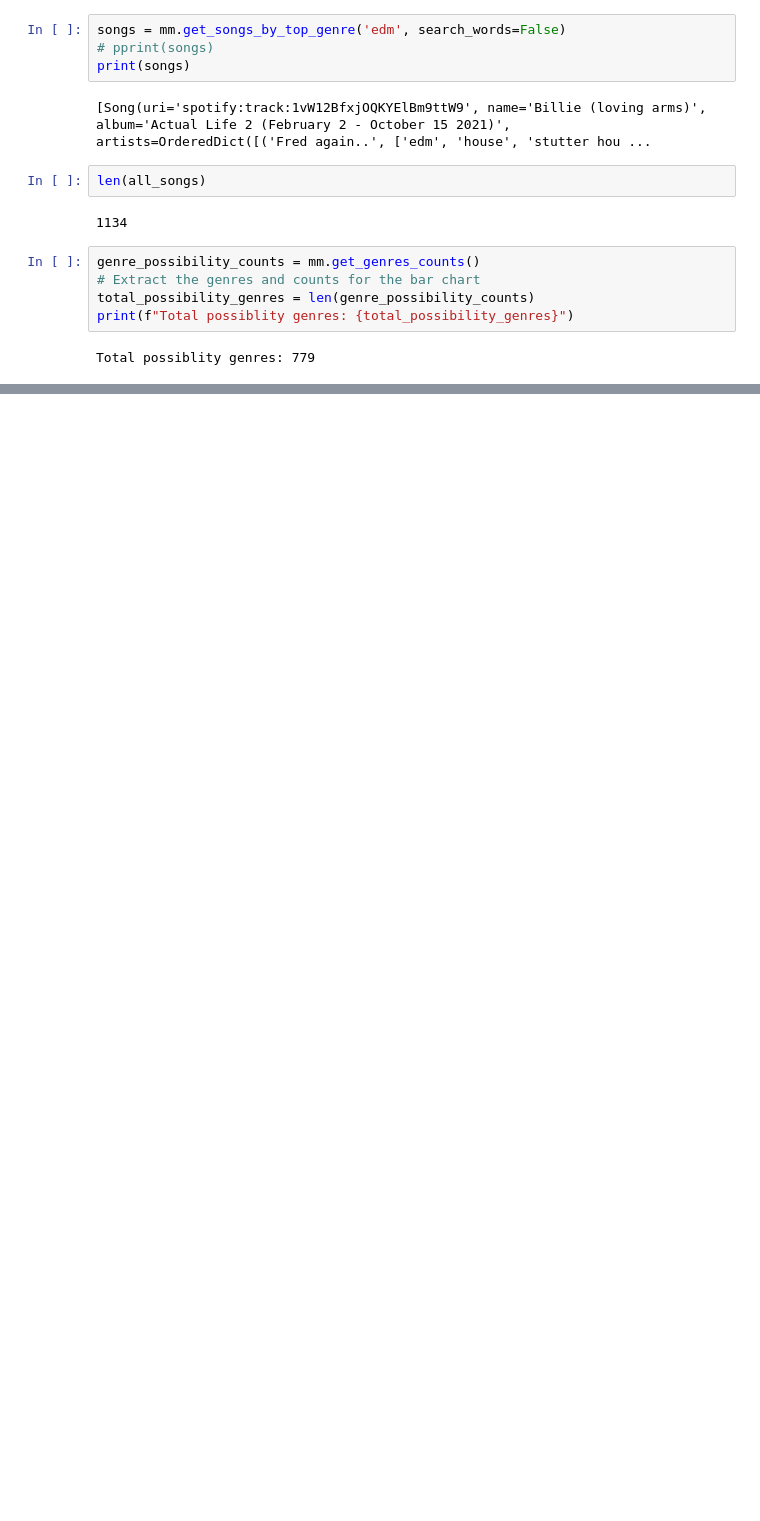
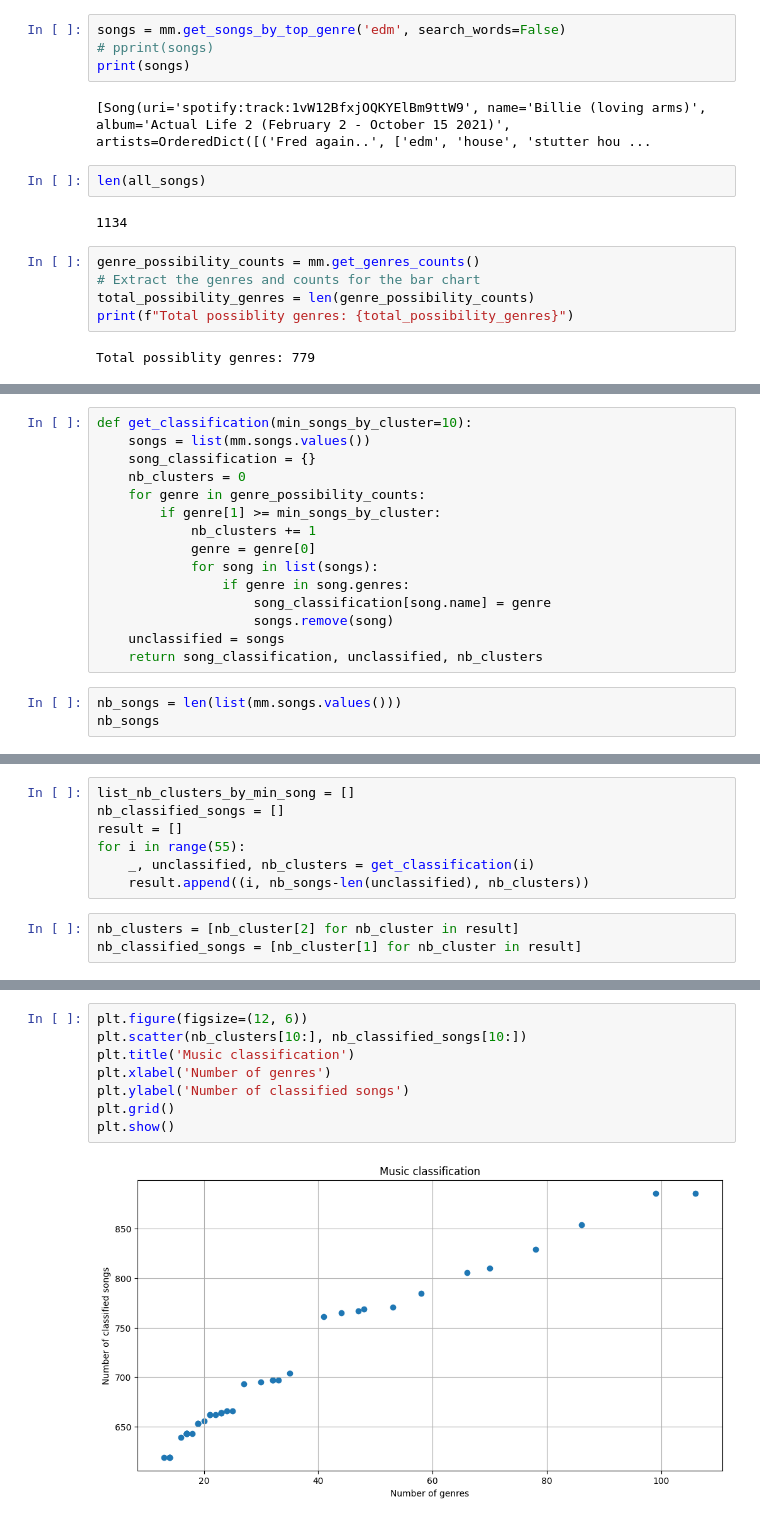
Before and after one commit to FrankFacundo/ComputerScience-Data, a Jupyter notebook: Scripts/python/spotify/genres.ipynb, the cells around one changed output, grey strips where cells are left out. Cells and saved outputs as stored; diff of their text form; blank space fills up the shorter version.

Commit message:
WIP music classification

```diff
--- a/Scripts/python/spotify/genres.ipynb
+++ b/Scripts/python/spotify/genres.ipynb
@@ -191,0 +123,18 @@ sorted_genre_counts[:5]
+# %%
+def get_classification(min_songs_by_cluster=10):
+    songs = list(mm.songs.values())
+    song_classification = {}
+    nb_clusters = 0
+    for genre in genre_possibility_counts:
+        if genre[1] >= min_songs_by_cluster:
+            nb_clusters += 1
+            genre = genre[0]
+            for song in list(songs):
+                if genre in song.genres:
+                    song_classification[song.name] = genre
+                    songs.remove(song)
+    unclassified = songs
+    return song_classification, unclassified, nb_clusters
+# %%
+nb_songs = len(list(mm.songs.values()))
+nb_songs
@@ -191,0 +143,10 @@ sorted_genre_counts[:5]
+# %%
+list_nb_clusters_by_min_song = []
+nb_classified_songs = []
+result = []
+for i in range(55):
+    _, unclassified, nb_clusters = get_classification(i)
+    result.append((i, nb_songs-len(unclassified), nb_clusters))
+# %%
+nb_clusters = [nb_cluster[2] for nb_cluster in result]
+nb_classified_songs = [nb_cluster[1] for nb_cluster in result]
@@ -191,0 +166,10 @@ sorted_genre_counts[:5]
+# %%
+plt.figure(figsize=(12, 6))
+plt.scatter(nb_clusters[10:], nb_classified_songs[10:])
+plt.title('Music classification')
+plt.xlabel('Number of genres')
+plt.ylabel('Number of classified songs')
+plt.grid()
+plt.show()
+# %% [output]
+[figure, added]
```
Also changed, not shown: parts of 12 cells of this notebook, 1 other file.
